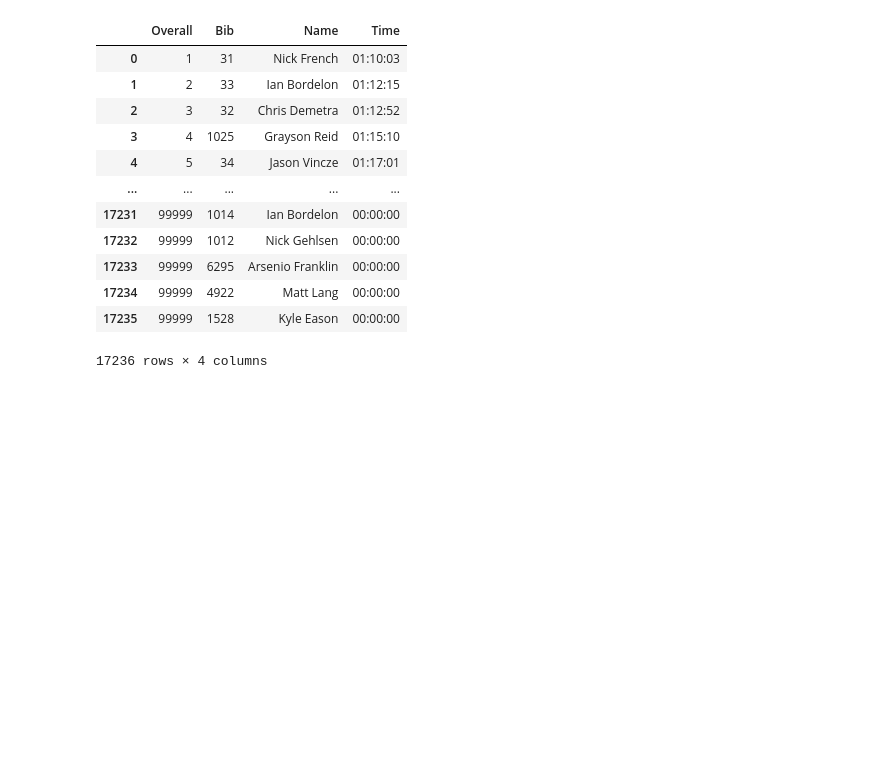
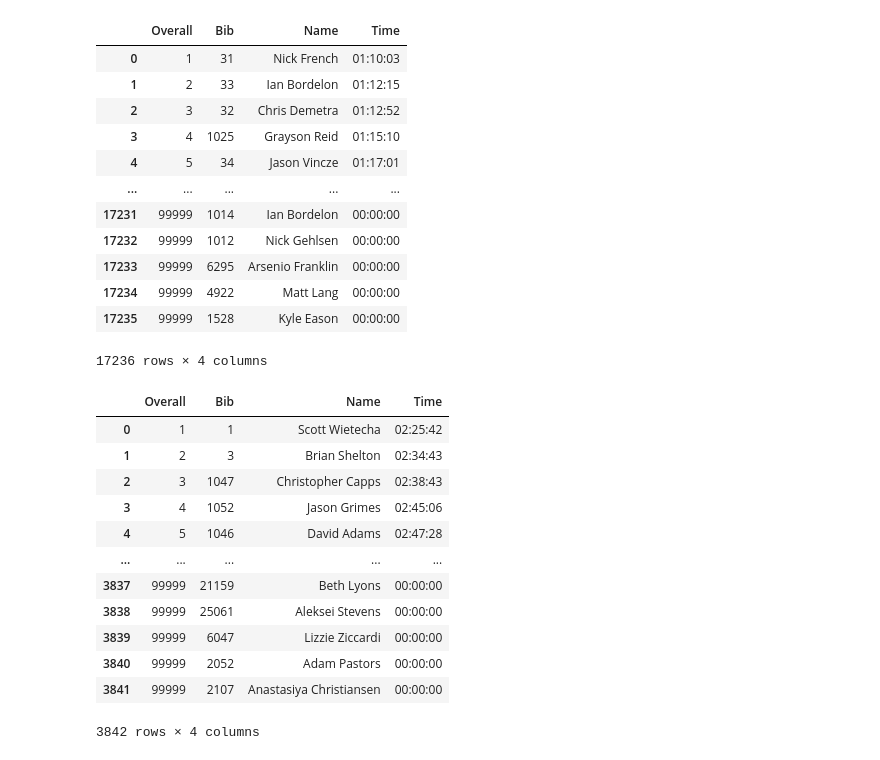
Before and after one commit to MrBardot/NSS-DDA2-web-scraping, a Jupyter notebook: marathon_eda.ipynb, the cells around one changed output. Saved outputs shown, nothing was run; the diff lists cells and outputs as text; code cells hidden in the pictures; blank space fills up the shorter version.

```diff
--- a/marathon_eda.ipynb
+++ b/marathon_eda.ipynb
@@ -140,3 +140,19 @@ marathon_half_2019
 | 17234 | 99999 | 4922 | Matt Lang | 00:00:00 |
 | 17235 | 99999 | 1528 | Kyle Eason | 00:00:00 |
 17236 rows × 4 columns
+# %%
+marathon_2016
+# %% [output]
+|  | Overall | Bib | Name | Time |
+| 0 | 1 | 1 | Scott Wietecha | 02:25:42 |
+| 1 | 2 | 3 | Brian Shelton | 02:34:43 |
+| 2 | 3 | 1047 | Christopher Capps | 02:38:43 |
+| 3 | 4 | 1052 | Jason Grimes | 02:45:06 |
+| 4 | 5 | 1046 | David Adams | 02:47:28 |
+| ... | ... | ... | ... | ... |
+| 3837 | 99999 | 21159 | Beth Lyons | 00:00:00 |
+| 3838 | 99999 | 25061 | Aleksei Stevens | 00:00:00 |
+| 3839 | 99999 | 6047 | Lizzie Ziccardi | 00:00:00 |
+| 3840 | 99999 | 2052 | Adam Pastors | 00:00:00 |
+| 3841 | 99999 | 2107 | Anastasiya Christiansen | 00:00:00 |
+3842 rows × 4 columns
```
Also changed, not shown: parts of 19 cells of this notebook.
